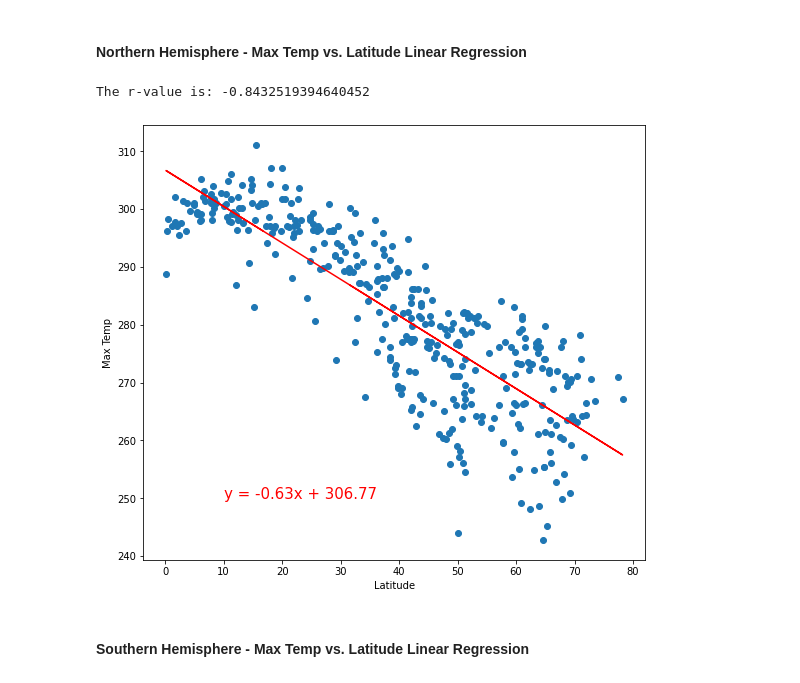
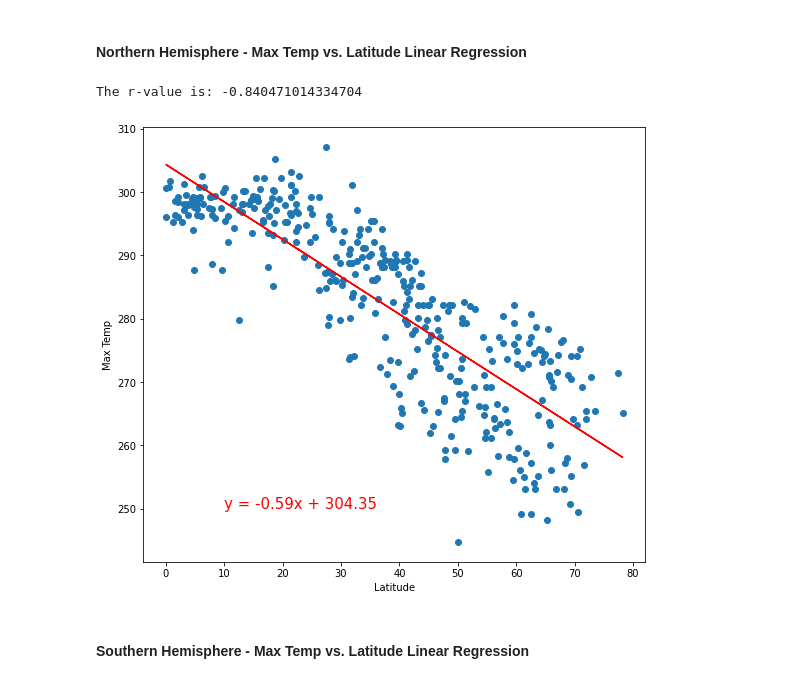
Before and after one commit to Polaris-pixel/PythonAPI-Challenge, a Jupyter notebook: WeatherPy/WeatherPy.ipynb, the cells around one changed output. Saved outputs shown, nothing was run; the diff lists cells and outputs as text; code cells hidden in the pictures.

```diff
--- a/WeatherPy/WeatherPy.ipynb
+++ b/WeatherPy/WeatherPy.ipynb
@@ -245,26 +233,27 @@ plt.scatter(clean_humidity['Lat'], clean_humidity['Wind Speed'])
 ####  Northern Hemisphere - Max Temp vs. Latitude Linear Regression
 # %%
 # Add the linear regression equation and line to plot
-north_hemi = clean_humidity.loc[clean_humidity['Lat']>= 0]
-x_values = north_hemi['Lat']
-y_values = north_hemi['Max Temp']
-(slope, intercept, rvalue, pvalue, stderr) = linregress(x_values, y_values)
-regress_values = x_values * slope + intercept
+north_hemi = clean_humidity.loc[clean_humidity['Lat']> 0]
+north_x_values = north_hemi['Lat']
+north_y_values = north_hemi['Max Temp']
+
+(slope, intercept, rvalue, pvalue, stderr) = linregress(north_x_values, north_y_values)
+regress_values = north_x_values * slope + intercept
 line_eq = "y = " + str(round(slope,2)) + "x + " + str(round(intercept,2))
 
 plt.figure(figsize=(9,8))
-plt.scatter(x_values,y_values)
-plt.plot(x_values,regress_values,"r-")
+plt.scatter(north_x_values,north_y_values)
+plt.plot(north_x_values,regress_values,"r-")
 plt.annotate(line_eq,(10, 250),fontsize=15,color="red")
 plt.xlabel('Latitude')
 plt.ylabel('Max Temp')
 print(f"The r-value is: {rvalue}")
 plt.show()
 
 
 #north_hemi
 # %% [output]
-The r-value is: -0.8432519394640452
+The r-value is: -0.840471014334704
-[figure, old version]
+[figure, new version]
 # %% [markdown]
 ####  Southern Hemisphere - Max Temp vs. Latitude Linear Regression
```
Also changed, not shown: parts of 16 cells of this notebook, 3 other files.
